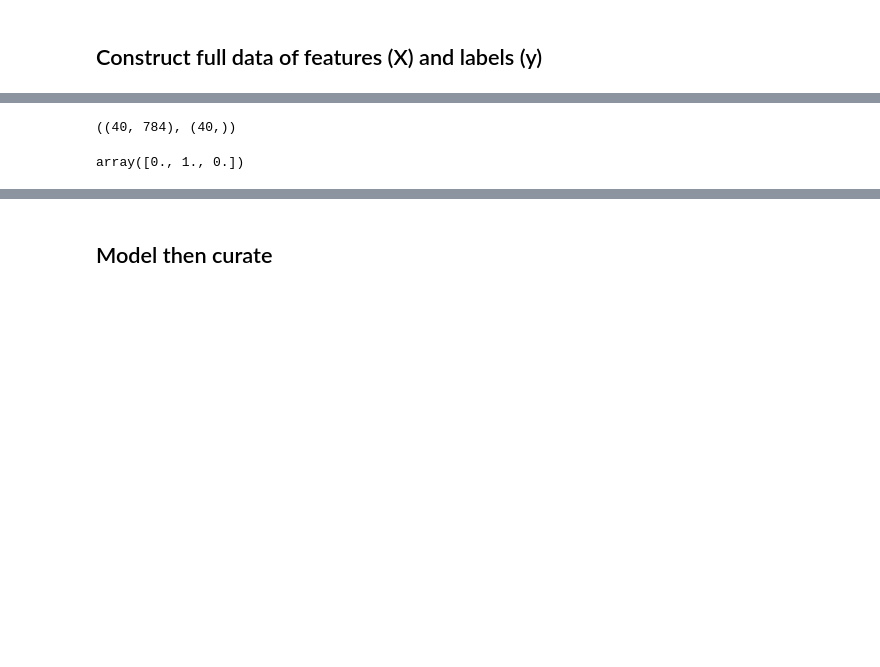
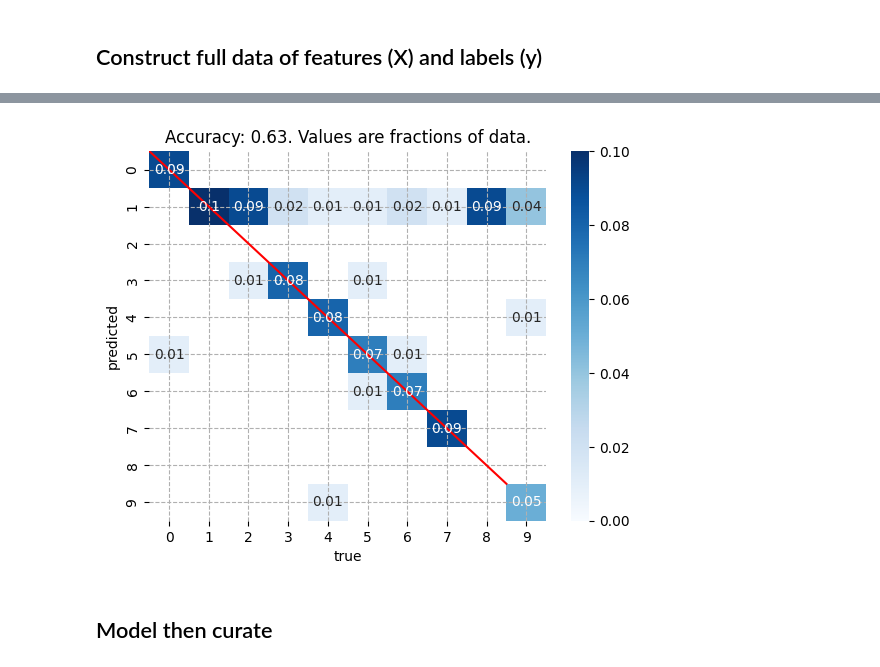
Before and after one commit to joseph-hellerstein/keras, a Jupyter notebook: notebooks/model_selection_evaluation_pt1.ipynb, the cells around one changed output, grey strips where cells are left out. Saved outputs shown, nothing was run; the diff lists cells and outputs as text; code cells hidden in the pictures; blank space fills up the shorter version.

```diff
--- a/notebooks/model_selection_evaluation_pt1.ipynb
+++ b/notebooks/model_selection_evaluation_pt1.ipynb
@@ -135,3 +161,0 @@ print(categorical_y_train[0])
-# %%
-history = model.fit(X_train, categorical_y_train, epochs=10, batch_size=5,
-                    verbose=0)
@@ -295,19 +191,57 @@ displayImage(X_training[0])
-# %%
-np.shape(X_training), np.shape(y_training)
-np.shape(X_testing), np.shape(y_testing)
-# %% [output]
-((40, 784), (40,))
-# %%
-model = keras.Sequential(
-    [
-        keras.Input(shape=(X_training.shape[-1],)),
-        layers.Dense(8, activation="relu"),
-        layers.Dense(16, activation="relu"),
-        layers.Dense(3, activation="softmax"),
-    ]
-)
-model.compile(loss='categorical_crossentropy', metrics=['accuracy'])
-categorical_y_train = to_categorical(y_training)
-categorical_y_train[102]
-# %% [output]
-array([0., 1., 0.])
+# %%
+def predictDigits(
+    training_count:Optional[int]=None,
+    digits:List[int]=range(10),
+    hidden1_size:int=8,
+    hidden2_size:int=16,
+    num_epoc:int=5,
+):
+    """
+    1. Creates the data for the model from the full MNIST dataset.
+    2. Constructs a sequential model with specified sizes of hidden layers
+    3. Does prediction for the test set (20% the size of the training data)
+    4. Displays accuracy and confusion matrix.
+
+    Args:
+        training_count: int (number of training images for each class)
+            if None, use existing data. (Ignores digits)
+        digits: list-int (digits/classes considered)
+        hidden1_size: int (number of units in the first hidden layer)
+        hidden2_size: int (number of units in the second hidden layer)
+        num_epoc: int (number of epochs of training)
+    """
+    # Create the input data
+    if training_count is not None:
+        print("***Preparing the data. This can take 30 secs for so.")
+        sub_dirs = [str(n) for n in digits]
+        util.makeDigitDirs(train_count=training_count, sub_dirs=sub_dirs)
+    # Construct training and test data
+    X_training, y_training = makeDigitData(cn.TRAINING)
+    X_testing, y_testing = makeDigitData(cn.TESTING)
+    # Construct the model
+    print("***Constructing the model.")
+    num_class = len(set(y_training))
+    model = keras.Sequential(
+        [
+            keras.Input(shape=(X_training.shape[-1],)),
+            layers.Dense(hidden1_size, activation="relu"),
+            layers.Dense(hidden2_size, activation="relu"),
+            layers.Dense(num_class, activation="softmax"),
+        ]
+    )
+    model.compile(loss='categorical_crossentropy', metrics=['accuracy'])
+    categorical_y_training = to_categorical(y_training)
+    # Train the model
+    print("***Training the model.")
+    history = model.fit(X_training, categorical_y_training, epochs=num_epoc,
+                        batch_size=10,
+                        verbose=2)
+
+    y_pred = model.predict(X_testing).argmax(axis=1)
+    print(accuracy_score(y_testing, y_pred))
+
+    plotConfusionMatrix(y_testing, y_pred)
+
+# Tests
+predictDigits(training_count=4000, num_epoc=50)
+# %% [output]
@@ -313,0 +265 @@ array([0., 1., 0.])
+[figure, added]
```
Also changed, not shown: parts of 45 cells of this notebook.
